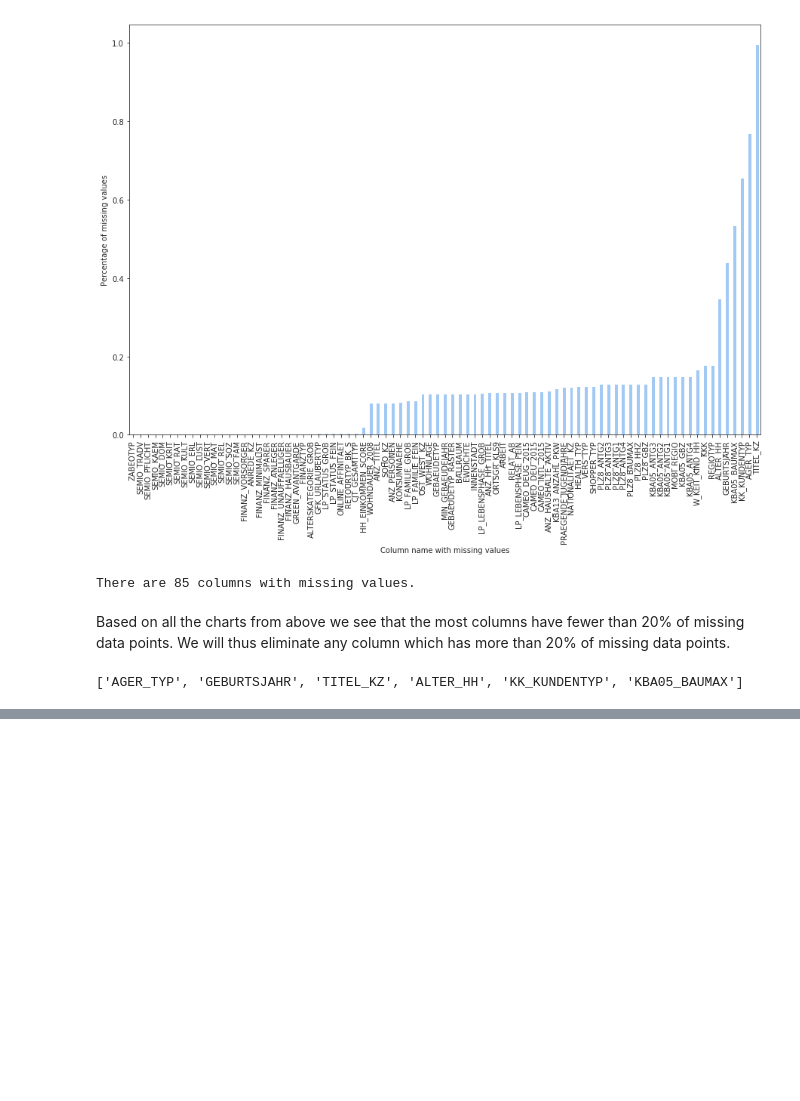
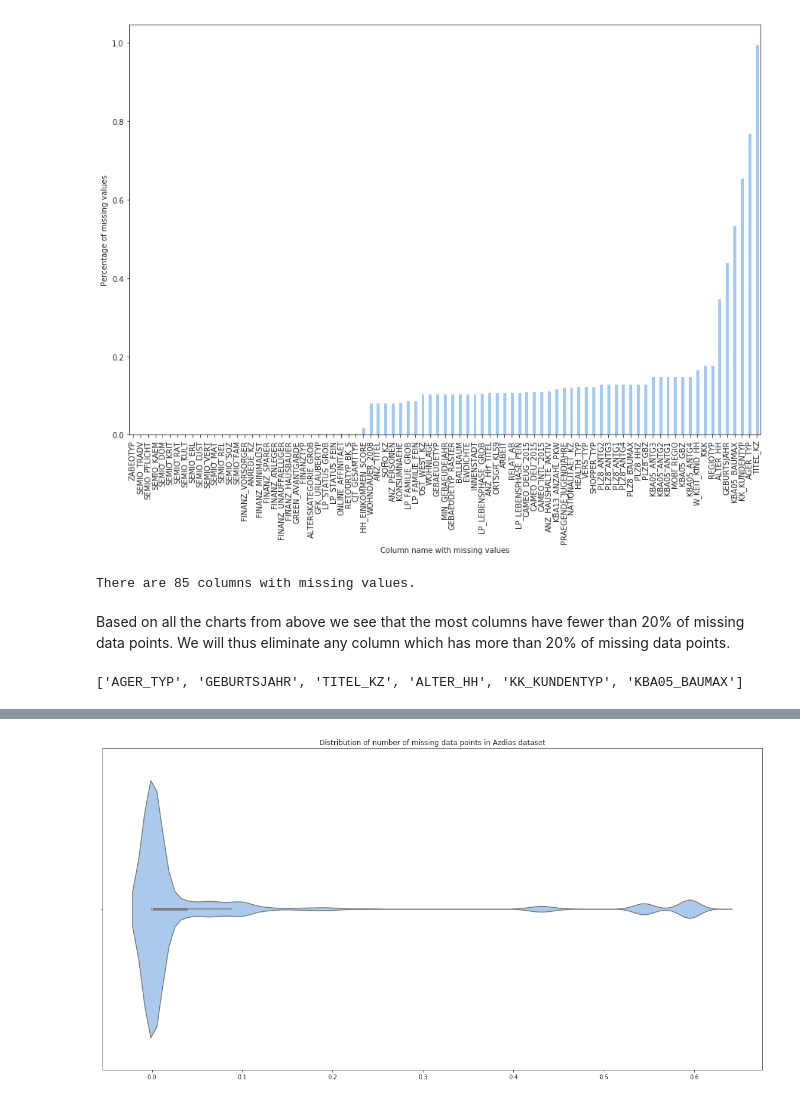
Before and after one commit to leonisawesome/identify_customer_segments, a Jupyter notebook: identify_customer_segment.ipynb, the cells around one changed output, grey strips where cells are left out. Drawn from its saved outputs; the diff is of its cells as text; code cells hidden in the pictures; blank space fills up the shorter version.

```diff
--- a/identify_customer_segment.ipynb
+++ b/identify_customer_segment.ipynb
@@ -172,14 +172,14 @@ missing_data_percent_plot(df_azdias)
 # %%
 #Violin Plot
-def violin_plot(df_azdias):
+def violin_plot(df_azdias, plot_data):
     sns.set_style("ticks")
     sns.set_palette("pastel")
     fig = plt.figure(figsize=(20,10))
-    ax = sns.violinplot(prop_missing_column_data)
+    ax = sns.violinplot(plot_data)
     ax.set_title("Distribution of number of missing data points in Azdias dataset")
     plt.show()
 
-violin_plot(df_azdias)
+violin_plot(df_azdias, prop_missing_column_data)
 # %% [output]
 [figure]
 # %%
@@ -225,0 +260,5 @@ drop_columns(df_azdias)
+# %%
+#Use our function from above
+violin_plot(df_azdias, prop_missing_row_data)
+# %% [output]
+[figure, added]
```
Also changed, not shown: parts of 8 cells of this notebook.
